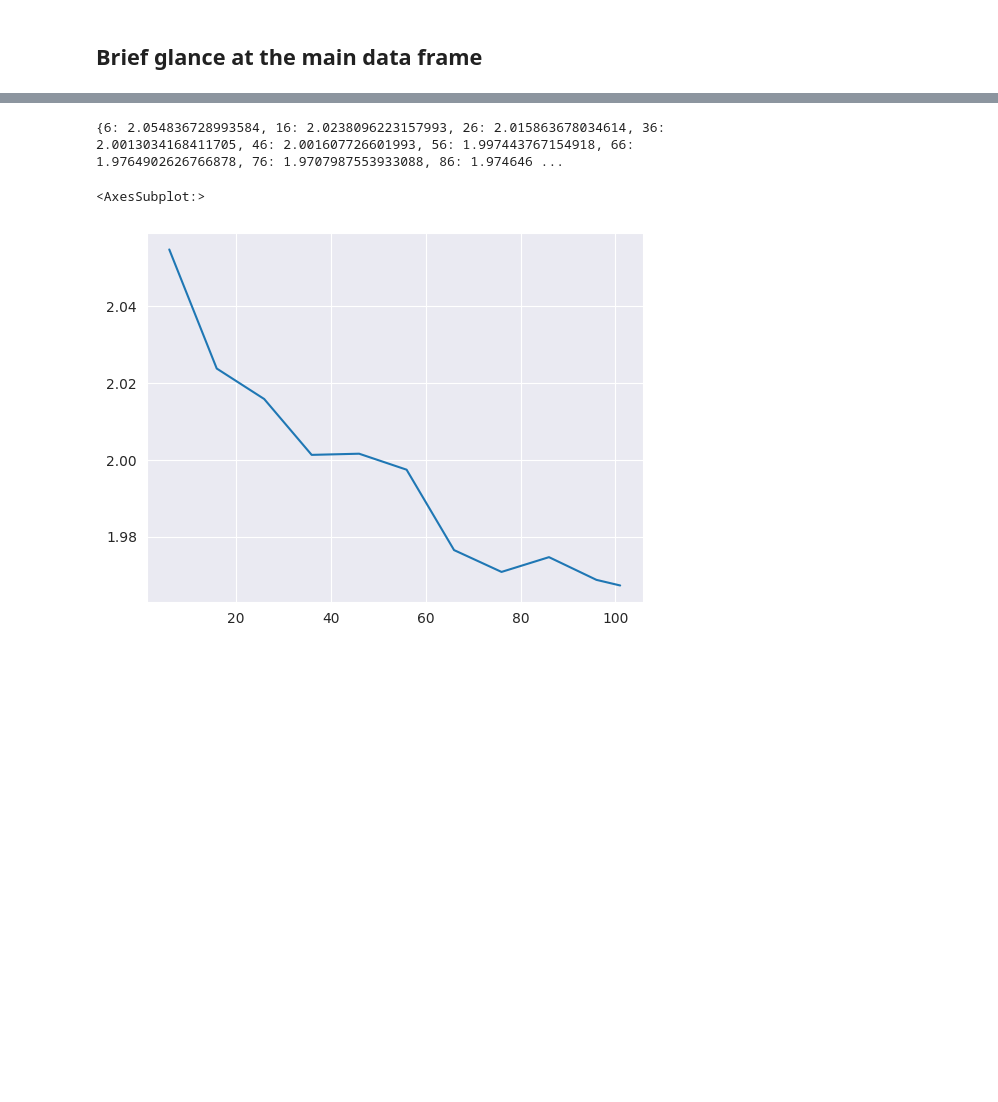
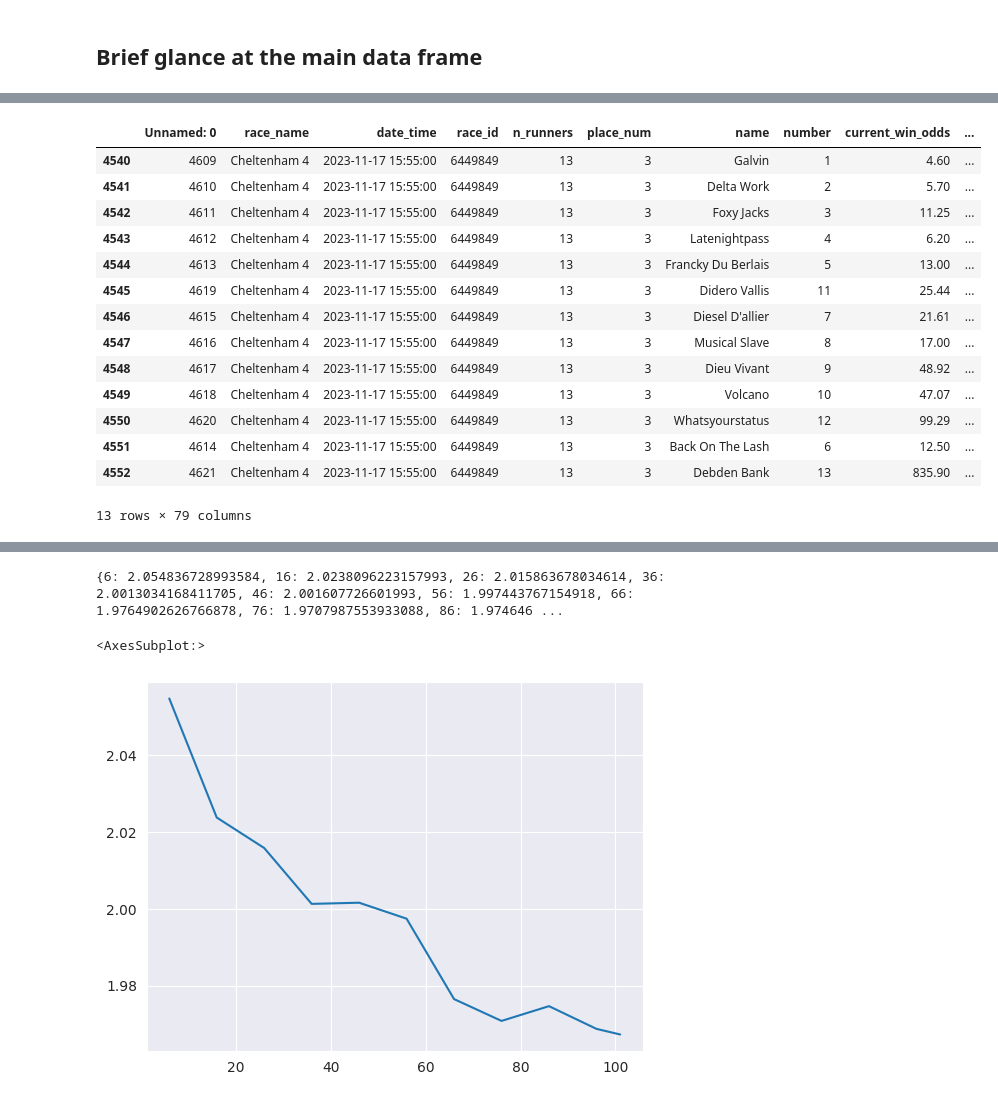
Before and after one commit to Dateb/WageringSystem, a Jupyter notebook: notebooks/EDA.ipynb, the cells around one changed output, grey strips where cells are left out. Saved outputs shown, nothing was run; the diff lists cells and outputs as text; code cells hidden in the pictures; blank space fills up the shorter version.

```diff
--- a/notebooks/EDA.ipynb
+++ b/notebooks/EDA.ipynb
@@ -24,3 +24,21 @@ races_df
+# %%
+races_df[races_df["race_id"] == 6449849]
+# %% [output]
+|  | Unnamed: 0 | race_name | date_time | race_id | n_runners | place_num | name | number | current_win_odds | ... |
+| 4540 | 4609 | Cheltenham 4 | 2023-11-17 15:55:00 | 6449849 | 13 | 3 | Galvin | 1 | 4.60 | ... |
+| 4541 | 4610 | Cheltenham 4 | 2023-11-17 15:55:00 | 6449849 | 13 | 3 | Delta Work | 2 | 5.70 | ... |
+| 4542 | 4611 | Cheltenham 4 | 2023-11-17 15:55:00 | 6449849 | 13 | 3 | Foxy Jacks | 3 | 11.25 | ... |
+| 4543 | 4612 | Cheltenham 4 | 2023-11-17 15:55:00 | 6449849 | 13 | 3 | Latenightpass | 4 | 6.20 | ... |
+| 4544 | 4613 | Cheltenham 4 | 2023-11-17 15:55:00 | 6449849 | 13 | 3 | Francky Du Berlais | 5 | 13.00 | ... |
+| 4545 | 4619 | Cheltenham 4 | 2023-11-17 15:55:00 | 6449849 | 13 | 3 | Didero Vallis | 11 | 25.44 | ... |
+| 4546 | 4615 | Cheltenham 4 | 2023-11-17 15:55:00 | 6449849 | 13 | 3 | Diesel D'allier | 7 | 21.61 | ... |
+| 4547 | 4616 | Cheltenham 4 | 2023-11-17 15:55:00 | 6449849 | 13 | 3 | Musical Slave | 8 | 17.00 | ... |
+| 4548 | 4617 | Cheltenham 4 | 2023-11-17 15:55:00 | 6449849 | 13 | 3 | Dieu Vivant | 9 | 48.92 | ... |
+| 4549 | 4618 | Cheltenham 4 | 2023-11-17 15:55:00 | 6449849 | 13 | 3 | Volcano | 10 | 47.07 | ... |
+| 4550 | 4620 | Cheltenham 4 | 2023-11-17 15:55:00 | 6449849 | 13 | 3 | Whatsyourstatus | 12 | 99.29 | ... |
+| 4551 | 4614 | Cheltenham 4 | 2023-11-17 15:55:00 | 6449849 | 13 | 3 | Back On The Lash | 6 | 12.50 | ... |
+| 4552 | 4621 | Cheltenham 4 | 2023-11-17 15:55:00 | 6449849 | 13 | 3 | Debden Bank | 13 | 835.90 | ... |
+13 rows × 79 columns
 # %%
 import pandas as pd
 
```
Also changed, not shown: parts of 2 cells of this notebook, 26 other files.
